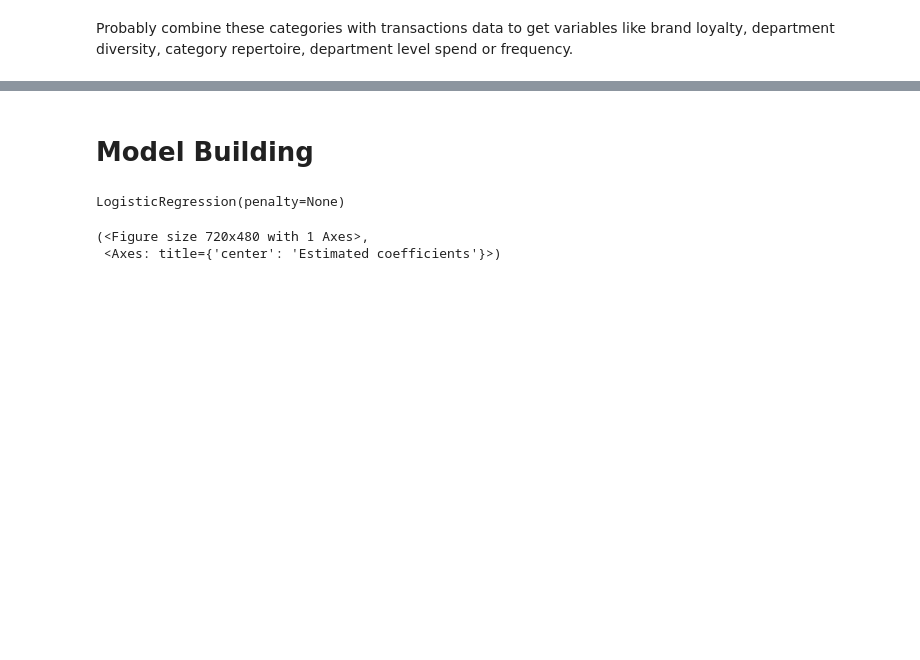
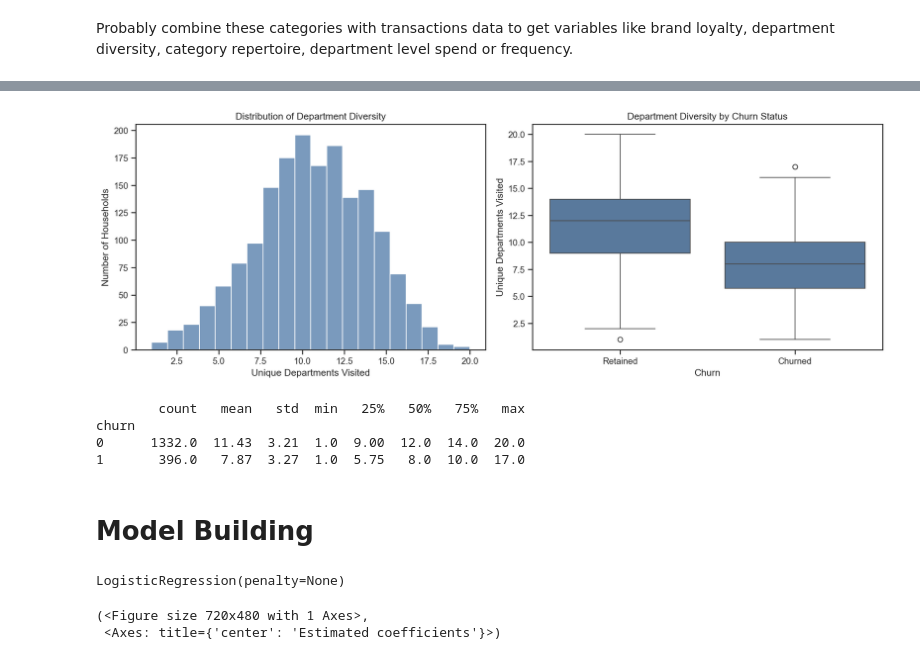
Before and after one commit to Kasperclowes/QBUS3820-Group-Assignment, a Jupyter notebook: RUN.ipynb, the cells around one changed output, grey strips where cells are left out. Cells and saved outputs as stored; diff of their text form; code cells hidden in the pictures; blank space fills up the shorter version.

Commit message:
EDA on products

```diff
--- a/RUN.ipynb
+++ b/RUN.ipynb
@@ -355,3 +375,40 @@ Probably combine these categories with transactions data to get variables like b
+# %%
+#Drop because 30% missing and not relevant to churn prediction
+products = products.drop(columns=['package_size'])
+# %%
+department_diversity = feature_eng.department_diversity(transactions, products)
+department_diversity_train = department_diversity[department_diversity.index.isin(transactions_train['household_id'])]
+department_diversity_valid = department_diversity[department_diversity.index.isin(transactions_valid['household_id'])]
+department_diversity_test  = department_diversity[department_diversity.index.isin(transactions_test['household_id'])]
+
+dept_div_df = pd.DataFrame({
+    'dept_diversity': department_diversity_train,
+    'churn': churn_train
+})
+
+fig, axes = plt.subplots(1, 2, figsize=(14, 5))
+
+sns.histplot(dept_div_df['dept_diversity'], bins=20, ax=axes[0])
+axes[0].set_title('Distribution of Department Diversity')
+axes[0].set_xlabel('Unique Departments Visited')
+axes[0].set_ylabel('Number of Households')
+
+sns.boxplot(data=dept_div_df, x='churn', y='dept_diversity', ax=axes[1])
+axes[1].set_title('Department Diversity by Churn Status')
+axes[1].set_xlabel('Churn')
+axes[1].set_xticklabels(['Retained', 'Churned'])
+axes[1].set_ylabel('Unique Departments Visited')
+
+plt.tight_layout()
+plt.show()
+
+print(dept_div_df.groupby('churn')['dept_diversity'].describe().round(2))
+# %% [output]
+[figure, added]
+        count   mean   std  min   25%   50%   75%   max
+churn
+0      1332.0  11.43  3.21  1.0  9.00  12.0  14.0  20.0
+1       396.0   7.87  3.27  1.0  5.75   8.0  10.0  17.0
 # %% [markdown]
 # Model Building
 # %%
```
Also changed, not shown: parts of 1 cell of this notebook, 2 other files.
